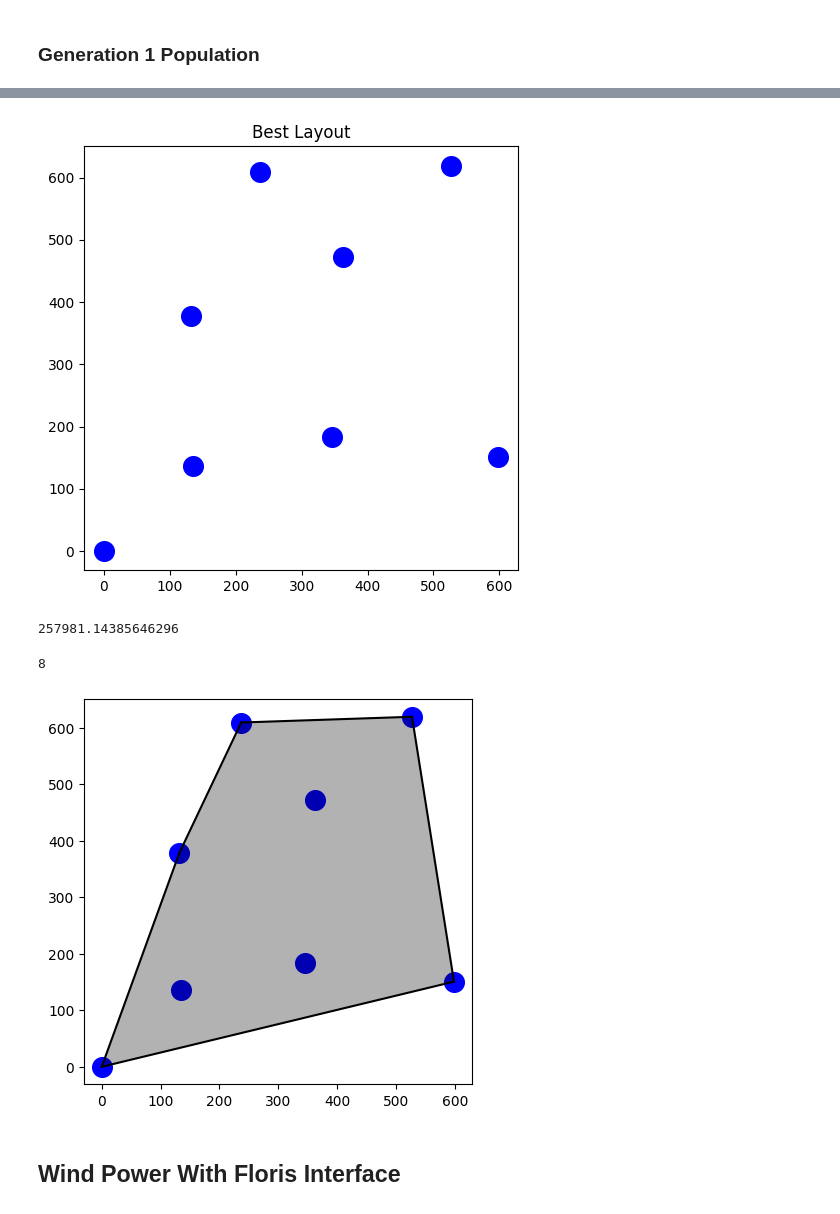
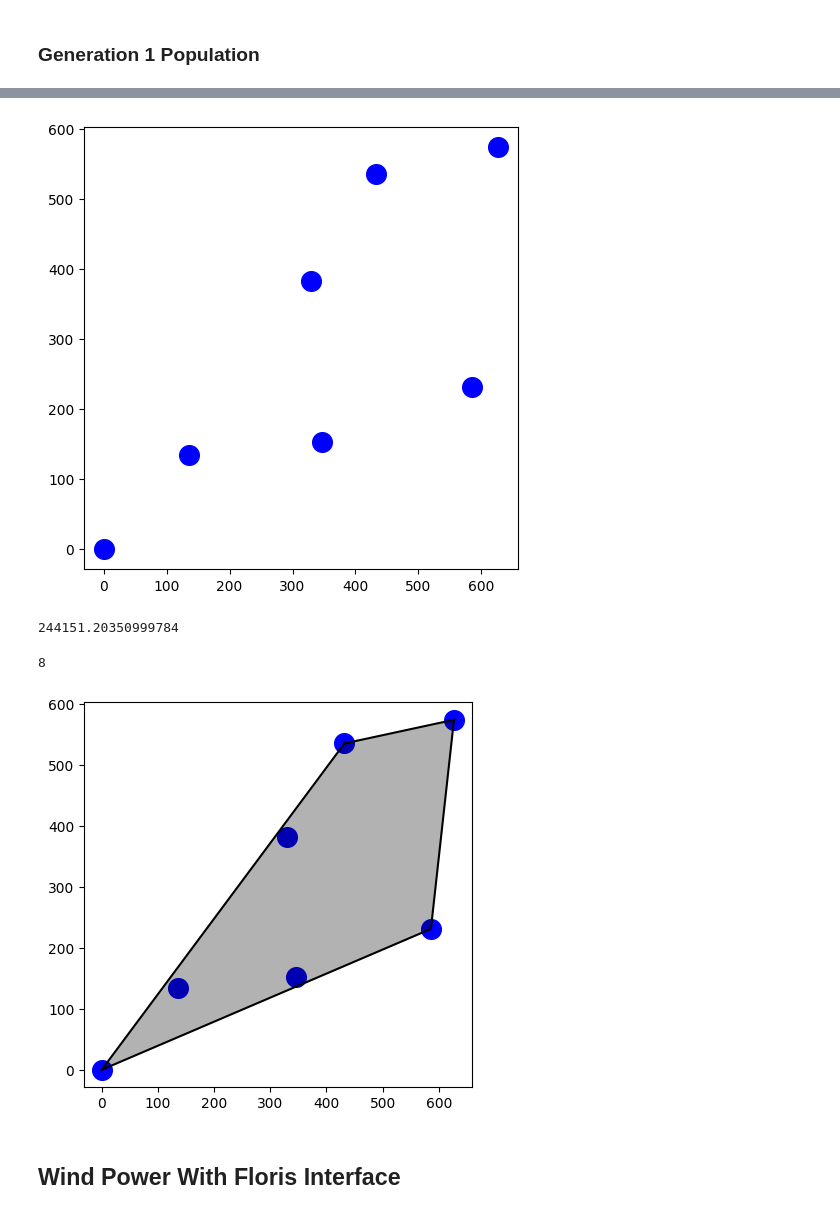
Before and after one commit to disi98/portfolio_website, a Jupyter notebook: genetic_a.ipynb, the cells around one changed output, grey strips where cells are left out. Saved outputs shown, nothing was run; the diff lists cells and outputs as text; code cells hidden in the pictures.

```diff
--- a/genetic_a.ipynb
+++ b/genetic_a.ipynb
@@ -145,7 +145,7 @@ def run_genetic_algorithm(populations):
 def plot_best_layout(best_layout):
     fig, ax = plt.subplots(figsize=(5, 5))  # Adjust subplot configuration
     ax.scatter(best_layout['Layout_x'], best_layout['Layout_y'], c='b', s=200)
-    ax.set_title('Best Layout')
+    # ax.set_title('Best Layout')
     plt.tight_layout()
     plt.show()
 
@@ -267,13 +259,13 @@ gen_1_pop[0]
 # %%
-plot_best_layout(gen_1_pop[0])  # Plot only the best layout
-plot_best_layouts(gen_1_pop[0])
+plot_best_layout(gen_1_pop[20])  # Plot only the best layout
+plot_best_layouts(gen_1_pop[20])
 print(calculate_enclosed_area(gen_1_pop[1]))
 len(gen_1_pop[1])   # 10
 # %% [output]
-[figure, old version]
+[figure, new version]
-257981.14385646296
+244151.20350999784
 8
-[figure, old version]
+[figure, new version]
 # %% [markdown]
 ## Wind Power With Floris Interface
 # %% [markdown]
```
Also changed, not shown: parts of 6 cells of this notebook, 14 other files.
